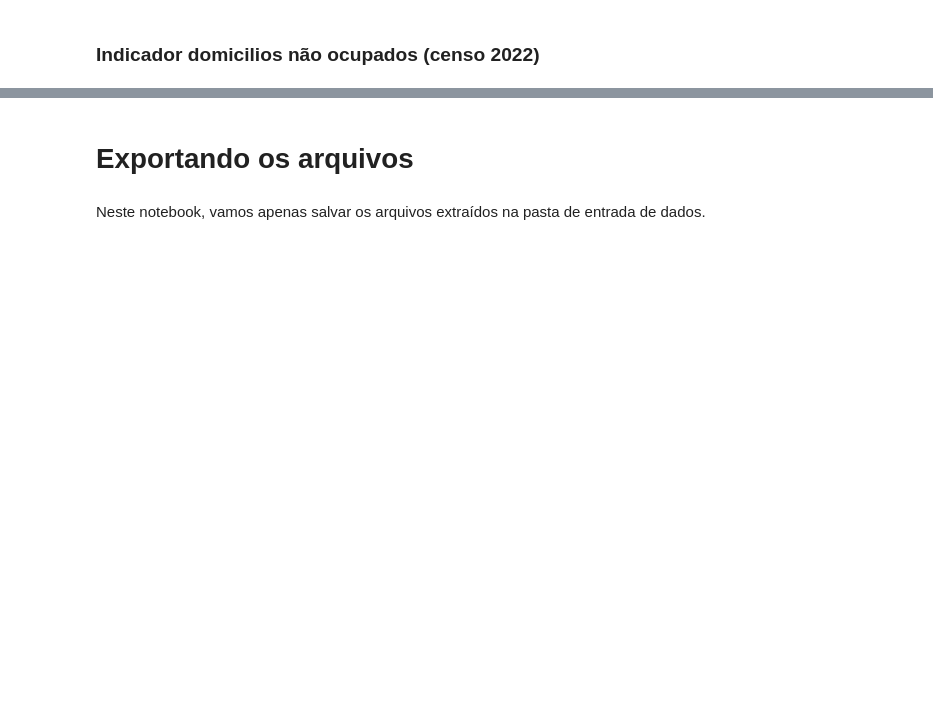
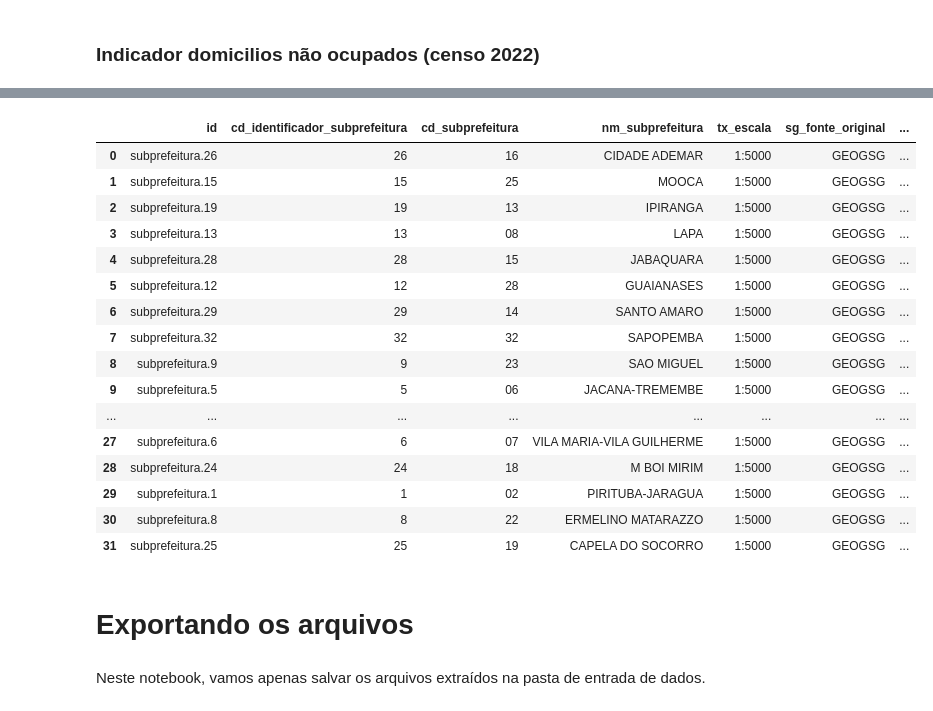
Before and after one commit to ObservatorioPoliticasTCM/datasp-dados, a Jupyter notebook: notebooks/urbanismo/07 Censo - extração.ipynb, the cells around one changed output, grey strips where cells are left out. Drawn from its saved outputs; the diff is of its cells as text; code cells hidden in the pictures; blank space fills up the shorter version.

```diff
--- a/notebooks/urbanismo/07 Censo - extração.ipynb
+++ b/notebooks/urbanismo/07 Censo - extração.ipynb
@@ -79,3 +67,23 @@ indicador_domicilios_nao_ocupados_df
+# %%
+subs
+# %% [output]
+|  | id | cd_identificador_subprefeitura | cd_subprefeitura | nm_subprefeitura | tx_escala | sg_fonte_original | ... |
+| 0 | subprefeitura.26 | 26 | 16 | CIDADE ADEMAR | 1:5000 | GEOGSG | ... |
+| 1 | subprefeitura.15 | 15 | 25 | MOOCA | 1:5000 | GEOGSG | ... |
+| 2 | subprefeitura.19 | 19 | 13 | IPIRANGA | 1:5000 | GEOGSG | ... |
+| 3 | subprefeitura.13 | 13 | 08 | LAPA | 1:5000 | GEOGSG | ... |
+| 4 | subprefeitura.28 | 28 | 15 | JABAQUARA | 1:5000 | GEOGSG | ... |
+| 5 | subprefeitura.12 | 12 | 28 | GUAIANASES | 1:5000 | GEOGSG | ... |
+| 6 | subprefeitura.29 | 29 | 14 | SANTO AMARO | 1:5000 | GEOGSG | ... |
+| 7 | subprefeitura.32 | 32 | 32 | SAPOPEMBA | 1:5000 | GEOGSG | ... |
+| 8 | subprefeitura.9 | 9 | 23 | SAO MIGUEL | 1:5000 | GEOGSG | ... |
+| 9 | subprefeitura.5 | 5 | 06 | JACANA-TREMEMBE | 1:5000 | GEOGSG | ... |
+| ... | ... | ... | ... | ... | ... | ... | ... |
+| 27 | subprefeitura.6 | 6 | 07 | VILA MARIA-VILA GUILHERME | 1:5000 | GEOGSG | ... |
+| 28 | subprefeitura.24 | 24 | 18 | M BOI MIRIM | 1:5000 | GEOGSG | ... |
+| 29 | subprefeitura.1 | 1 | 02 | PIRITUBA-JARAGUA | 1:5000 | GEOGSG | ... |
+| 30 | subprefeitura.8 | 8 | 22 | ERMELINO MATARAZZO | 1:5000 | GEOGSG | ... |
+| 31 | subprefeitura.25 | 25 | 19 | CAPELA DO SOCORRO | 1:5000 | GEOGSG | ... |
 # %% [markdown]
 # Exportando os arquivos
 # %% [markdown]
```
Also changed, not shown: parts of 12 cells of this notebook.
